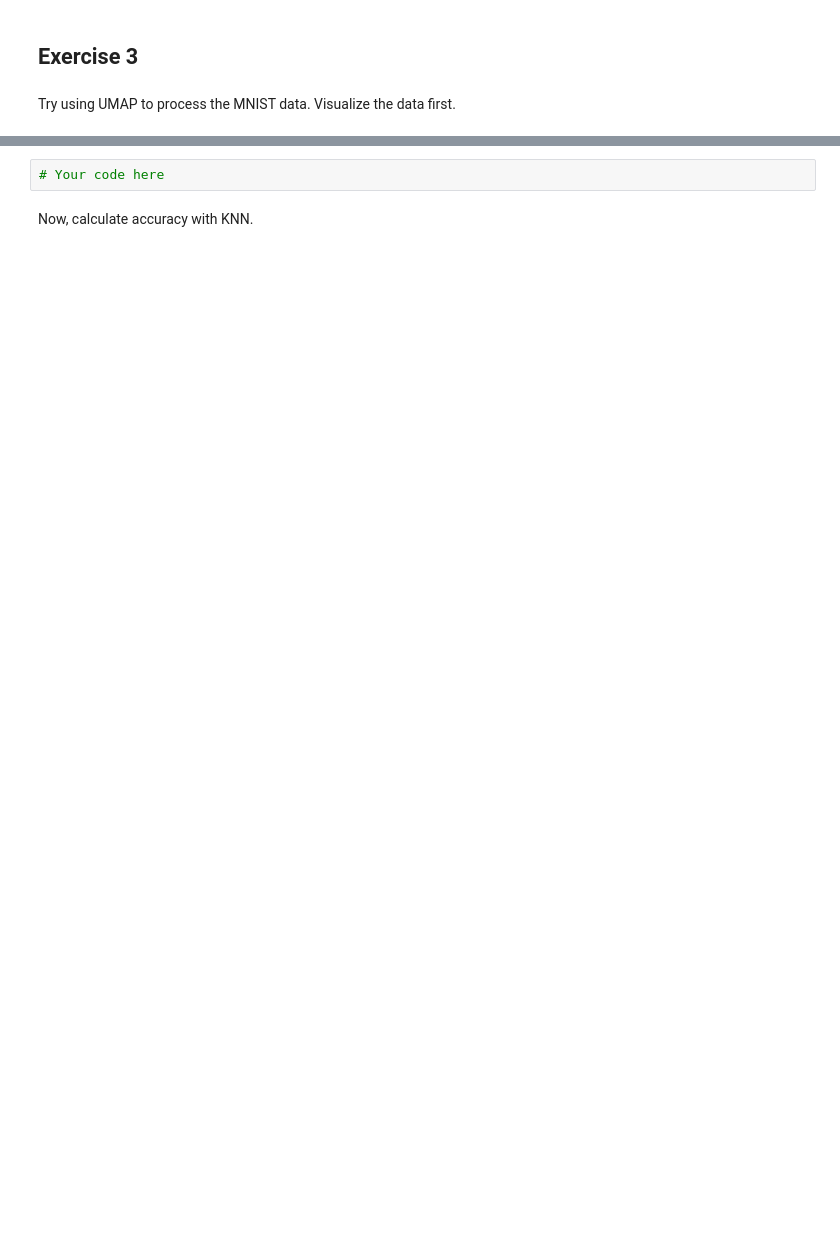
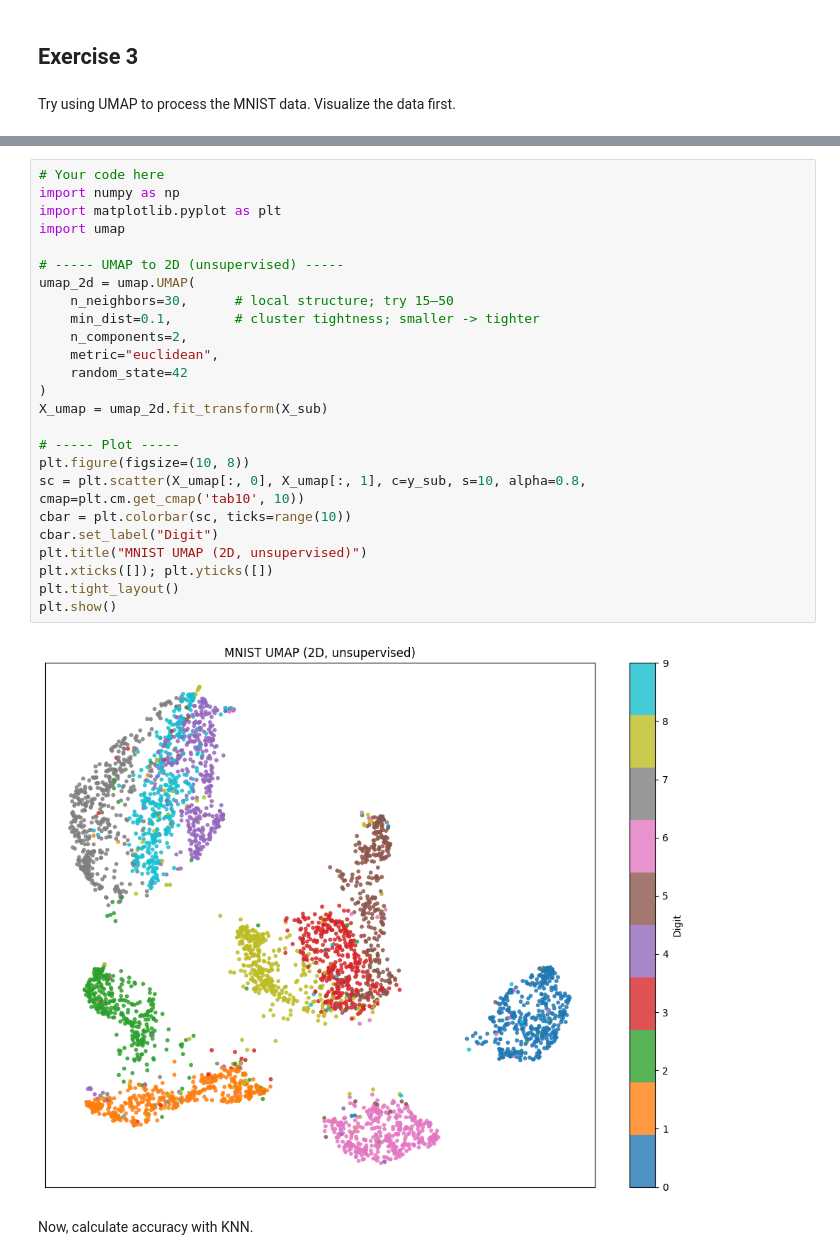
Before and after one commit to SU-IST707-FS25/week-4-materials-0223josie, a Jupyter notebook: assignment.ipynb, the cells around one changed output, grey strips where cells are left out. Drawn from its saved outputs; the diff is of its cells as text; blank space fills up the shorter version.

```diff
--- a/assignment.ipynb
+++ b/assignment.ipynb
@@ -151,5 +315,30 @@ Try using UMAP to process the MNIST data.  Visualize the data first.
 # %%
 # Your code here
+import numpy as np
+import matplotlib.pyplot as plt
+import umap
+
+# ----- UMAP to 2D (unsupervised) -----
+umap_2d = umap.UMAP(
+    n_neighbors=30,      # local structure; try 15–50
+    min_dist=0.1,        # cluster tightness; smaller -> tighter
+    n_components=2,
+    metric="euclidean",
+    random_state=42
+)
+X_umap = umap_2d.fit_transform(X_sub)
+
+# ----- Plot -----
+plt.figure(figsize=(10, 8))
+sc = plt.scatter(X_umap[:, 0], X_umap[:, 1], c=y_sub, s=10, alpha=0.8, cmap=plt.cm.get_cmap('tab10', 10))
+cbar = plt.colorbar(sc, ticks=range(10))
+cbar.set_label("Digit")
+plt.title("MNIST UMAP (2D, unsupervised)")
+plt.xticks([]); plt.yticks([])
+plt.tight_layout()
+plt.show()
+# %% [output]
+[figure, added]
 # %% [markdown]
 Now, calculate accuracy with KNN.
 # %%
```
Also changed, not shown: parts of 9 cells of this notebook.
